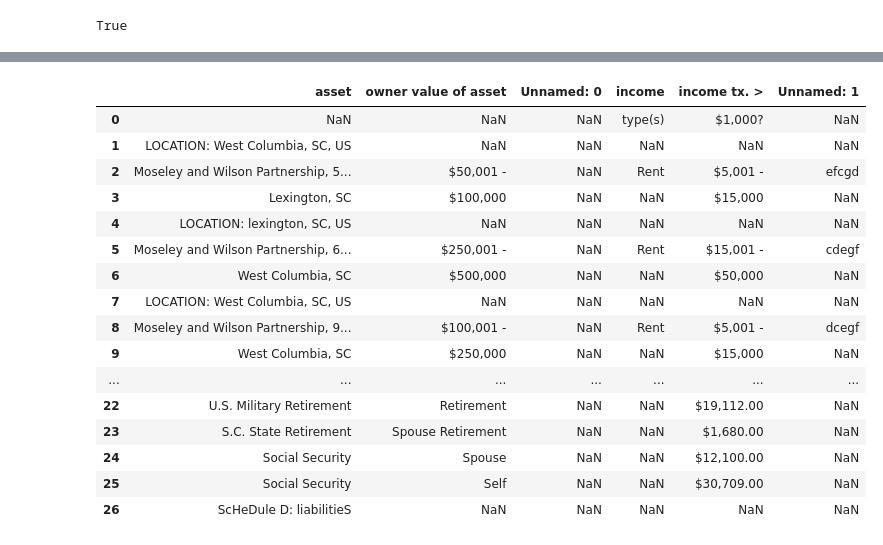
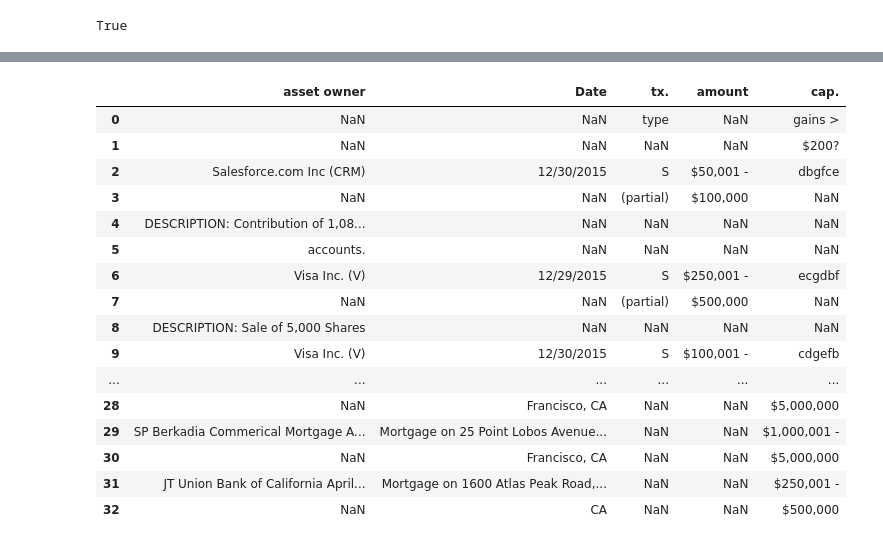
Before and after one commit to Tomyao991203/congressional-stock-trading-monitor, a Jupyter notebook: database/pdf_scraper_notebook.ipynb, the cells around one changed output, grey strips where cells are left out. Cells and saved outputs as stored; diff of their text form; code cells hidden in the pictures.

```diff
--- a/database/pdf_scraper_notebook.ipynb
+++ b/database/pdf_scraper_notebook.ipynb
@@ -235,25 +263,25 @@ def process_dataframe(df, link):
 
     return pdf_db
 # %%
-db_joe[3]
+db[8]
 # %% [output]
-|  | asset | owner value of asset | Unnamed: 0 | income | income tx. > | Unnamed: 1 |
-| 0 | NaN | NaN | NaN | type(s) | $1,000? | NaN |
-| 1 | LOCATION: West Columbia, SC, US | NaN | NaN | NaN | NaN | NaN |
-| 2 | Moseley and Wilson Partnership, 5... | $50,001 - | NaN | Rent | $5,001 - | efcgd |
-| 3 | Lexington, SC | $100,000 | NaN | NaN | $15,000 | NaN |
-| 4 | LOCATION: lexington, SC, US | NaN | NaN | NaN | NaN | NaN |
-| 5 | Moseley and Wilson Partnership, 6... | $250,001 - | NaN | Rent | $15,001 - | cdegf |
-| 6 | West Columbia, SC | $500,000 | NaN | NaN | $50,000 | NaN |
-| 7 | LOCATION: West Columbia, SC, US | NaN | NaN | NaN | NaN | NaN |
-| 8 | Moseley and Wilson Partnership, 9... | $100,001 - | NaN | Rent | $5,001 - | dcegf |
-| 9 | West Columbia, SC | $250,000 | NaN | NaN | $15,000 | NaN |
-| ... | ... | ... | ... | ... | ... | ... |
-| 22 | U.S. Military Retirement | Retirement | NaN | NaN | $19,112.00 | NaN |
-| 23 | S.C. State Retirement | Spouse Retirement | NaN | NaN | $1,680.00 | NaN |
-| 24 | Social Security | Spouse | NaN | NaN | $12,100.00 | NaN |
-| 25 | Social Security | Self | NaN | NaN | $30,709.00 | NaN |
-| 26 | ScHeDule D: liabilitieS | NaN | NaN | NaN | NaN | NaN |
+|  | asset owner | Date | tx. | amount | cap. |
+| 0 | NaN | NaN | type | NaN | gains > |
+| 1 | NaN | NaN | NaN | NaN | $200? |
+| 2 | Salesforce.com Inc (CRM) | 12/30/2015 | S | $50,001 - | dbgfce |
+| 3 | NaN | NaN | (partial) | $100,000 | NaN |
+| 4 | DESCRIPTION: Contribution of 1,08... | NaN | NaN | NaN | NaN |
+| 5 | accounts. | NaN | NaN | NaN | NaN |
+| 6 | Visa Inc. (V) | 12/29/2015 | S | $250,001 - | ecgdbf |
+| 7 | NaN | NaN | (partial) | $500,000 | NaN |
+| 8 | DESCRIPTION: Sale of 5,000 Shares | NaN | NaN | NaN | NaN |
+| 9 | Visa Inc. (V) | 12/30/2015 | S | $100,001 - | cdgefb |
+| ... | ... | ... | ... | ... | ... |
+| 28 | NaN | Francisco, CA | NaN | NaN | $5,000,000 |
+| 29 | SP Berkadia Commerical Mortgage A... | Mortgage on 25 Point Lobos Avenue... | NaN | NaN | $1,000,001 - |
+| 30 | NaN | Francisco, CA | NaN | NaN | $5,000,000 |
+| 31 | JT Union Bank of California April... | Mortgage on 1600 Atlas Peak Road,... | NaN | NaN | $250,001 - |
+| 32 | NaN | CA | NaN | NaN | $500,000 |
 # %%
 process_dataframe(db, None)
 # %% [output]
```
Also changed, not shown: parts of 6 cells of this notebook.
